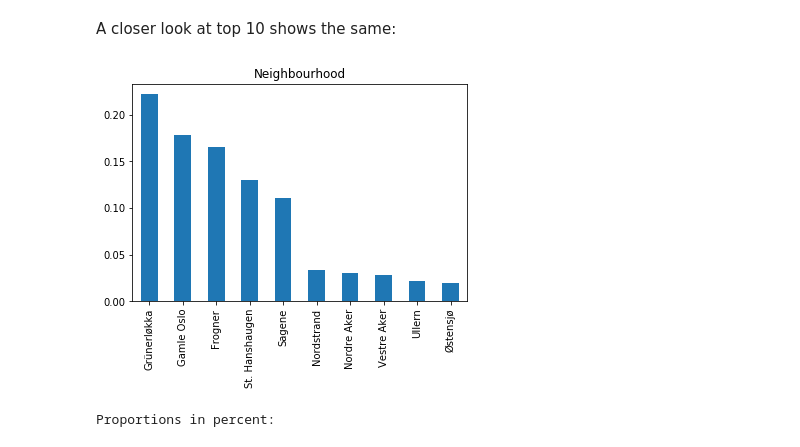
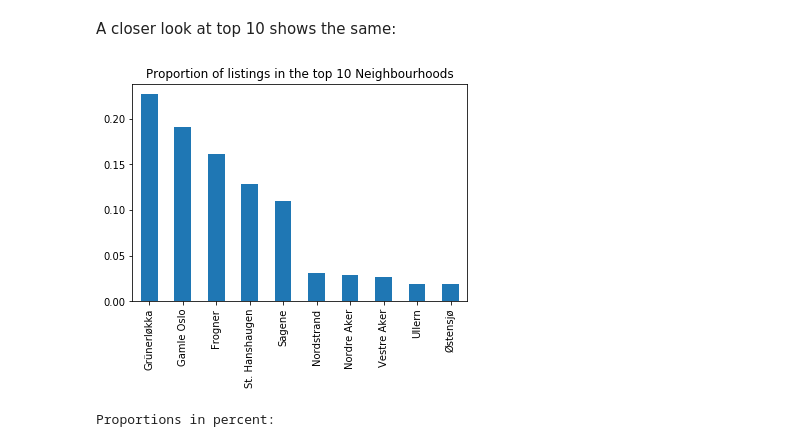
Before and after one commit to BabigaBirregah/airbnb-oslo, a Jupyter notebook: inside-airbnb-oslo.ipynb, the cells around one changed output. Saved outputs shown, nothing was run; the diff lists cells and outputs as text; code cells hidden in the pictures.

```diff
--- a/inside-airbnb-oslo.ipynb
+++ b/inside-airbnb-oslo.ipynb
@@ -181,3 +183,7 @@ df_cal.head(3)
 | 2 | 13612597 | 2019-12-01 | f | $505.00 | $505.00 | 1 | 6 |
 # %% [markdown]
 The data have been successfully read into dataframes.
+# %%
+df_geo = df_geo_raw.copy()
+# %%
+df = df_raw.copy()
@@ -384,20 +397,18 @@ df.head(3)
 | 2 | 69964 | https://www.airbnb.com/rooms/69964 | 20191129104559 | 2019-11-29 | Lovely flat in Oslo city centre | NaN | Warm, modern flat (410 square fee... | Warm, modern flat (410 square fee... | ... |
 3 rows × 106 columns
 # %%
-# There are quite a few that we do not need or wouldn't know how to use in a model
+# There are quite a few that we do not need or I wouldn't know how to use in a model
 
 cols_not_needed = ['id', 'listing_url', 'name', 'summary', 'space', 'description', 'neighborhood_overview', 'notes',
                    'transit', 'access', 'interaction', 'house_rules', 'picture_url', 'host_id', 'host_url',
                    'host_name', 'host_location', 'host_about', 'host_thumbnail_url', 'host_picture_url',
-                   'host_neighbourhood', 'host_listings_count', 'host_total_listings_count', 'host_verifications',
-                   'street', 'neighbourhood', 'city', 'state', 'zipcode', 'market', 'smart_location', 'latitude',
-                   'longitude', 'accommodates', 'bedrooms', 'beds', 'bed_type', 'weekly_price', 'monthly_price',
+                   'host_neighbourhood', 'host_listings_count', 'host_verifications',
+                   'street', 'neighbourhood', 'city', 'state', 'zipcode', 'market', 'smart_location', 'bed_type', 'weekly_price', 'monthly_price',
                    'extra_people', 'maximum_nights', 'minimum_minimum_nights', 'maximum_minimum_nights',
                    'minimum_maximum_nights', 'maximum_maximum_nights', 'minimum_nights_avg_ntm',
                    'maximum_nights_avg_ntm', 'calendar_updated', 'availability_30', 'availability_60',
                    'availability_90', 'availability_365', 'calculated_host_listings_count_entire_homes',
-                   'calculated_host_listings_count_private_rooms', 'calculated_host_listings_count_shared_rooms',
-                   'host_since_year']
+                   'calculated_host_listings_count_private_rooms', 'calculated_host_listings_count_shared_rooms']
 
 # In addition we notice there are two more columns that should be datetype. Perhaps combined to a number of days delta.
 dt_cols = ['first_review', 'last_review']
@@ -611,16 +728,3 @@ The columns have indeed been removed.
 - Remove all the columns in the list 'cols_not_needed'
 # %% [markdown]
     2. Clean
-# %%
-cols_not_needed = ['id', 'listing_url', 'name', 'summary', 'space', 'description', 'neighborhood_overview', 'notes',
-                   'transit', 'access', 'interaction', 'house_rules', 'picture_url', 'host_id', 'host_url',
-                   'host_name', 'host_location', 'host_about', 'host_thumbnail_url', 'host_picture_url',
-                   'host_neighbourhood', 'host_listings_count', 'host_total_listings_count', 'host_verifications',
-                   'street', 'neighbourhood', 'city', 'state', 'zipcode', 'market', 'smart_location', 'latitude',
-                   'longitude', 'accommodates', 'bedrooms', 'beds', 'bed_type', 'weekly_price', 'monthly_price',
-                   'extra_people', 'maximum_nights', 'minimum_minimum_nights', 'maximum_minimum_nights',
-                   'minimum_maximum_nights', 'maximum_maximum_nights', 'minimum_nights_avg_ntm',
-                   'maximum_nights_avg_ntm', 'calendar_updated', 'availability_30', 'availability_60',
-                   'availability_90', 'availability_365', 'calculated_host_listings_count_entire_homes',
-                   'calculated_host_listings_count_private_rooms', 'calculated_host_listings_count_shared_rooms']
-print(len(cols_not_needed))
@@ -1091,12 +1406,10 @@ A closer look at top 10 shows the same:
 # %%
 count_vals = pd.Series(df['neighbourhood_cleansed'].value_counts())
 
-# bar chart of the proportion of the top 10 neighbourhoods
-
 (count_vals[:10]/df.shape[0]).plot(kind="bar");
-plt.title("Neighbourhood");
+plt.title("Proportion of listings in the top 10 Neighbourhoods");
 # %% [output]
-[figure, old version]
+[figure, new version]
 # %%
 plt.subplots(figsize = [11,7])
 
```
Also changed, not shown: parts of 103 cells of this notebook, 1 other file.
